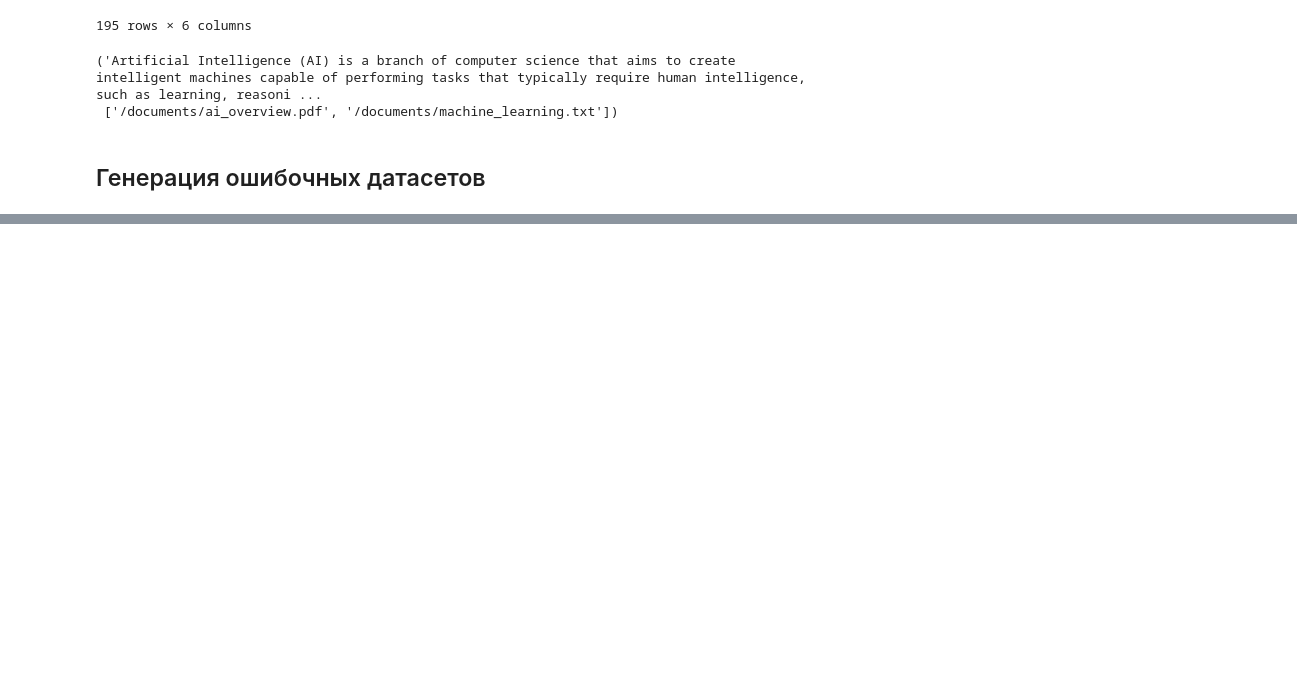
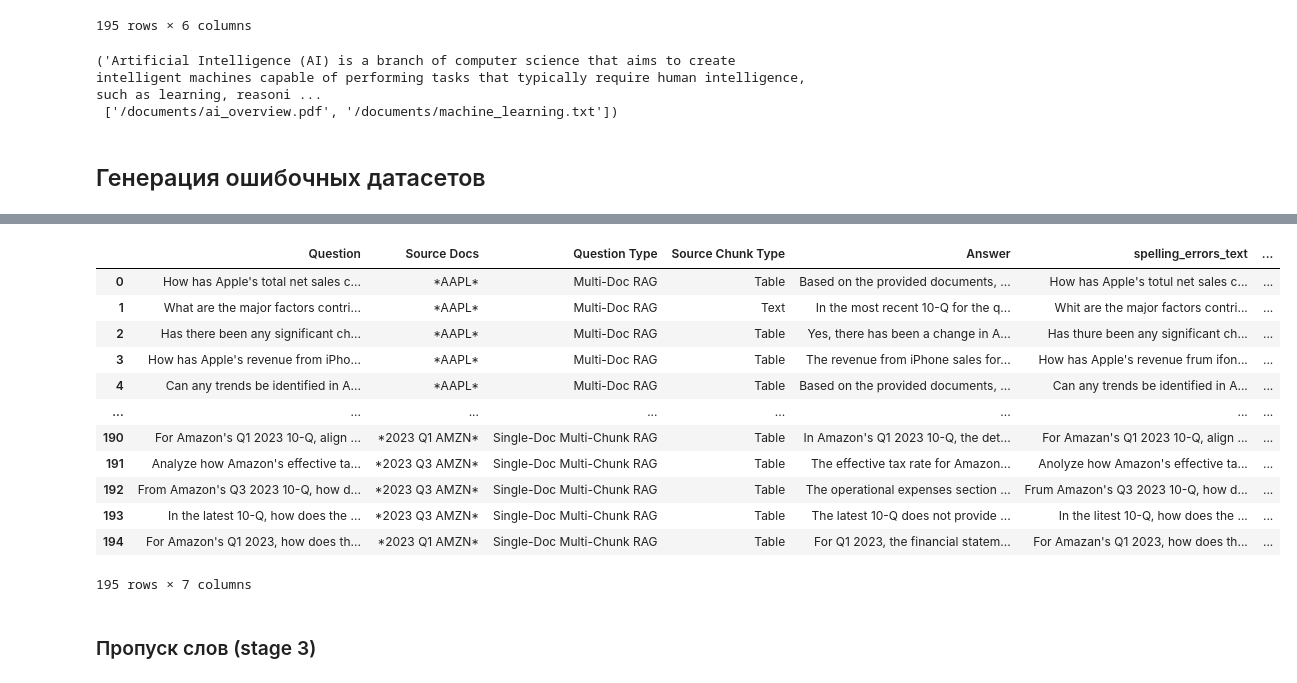
Before and after one commit to FW761/lightrag_test, a Jupyter notebook: lightrag.ipynb, the cells around one changed output, grey strips where cells are left out. Cells and saved outputs as stored; diff of their text form; code cells hidden in the pictures; blank space fills up the shorter version.

```diff
--- a/lightrag.ipynb
+++ b/lightrag.ipynb
@@ -113,2 +102,2 @@ if "GIGACHAT_SCOPE" not in os.environ:
 # %%
-df = pd.read_csv('./qna_data.csv')
+# df = pd.read_csv('./qna_data.csv')
@@ -189,0 +317,5 @@ SOURCE(S): 2022 Q3 AAPL.pdf, 2023 Q1 AAPL.pdf, 2023 Q2 AAPL.pdf, 2023 Q3 AAPL.pd
+# %%
+df["spelling_errors_text"] = [
+    corrupt_text(text, corruption_rate=0.4, seed=97)
+    for text in df["Question"]]
+df
@@ -189,0 +531,18 @@ SOURCE(S): 2022 Q3 AAPL.pdf, 2023 Q1 AAPL.pdf, 2023 Q2 AAPL.pdf, 2023 Q3 AAPL.pd
+# %%
+text = """
+Based on the provided documents, Apple's total net sales have changed over time as follows:
+
+- For the quarterly period ended June 25, 2022, the total net sales were $82,959 million.
+
+From these figures, it can be observed that there was an increase in total net sales.
+
+SOURCE(S): 2022 Q3 AAPL.pdf
+"""
+
+result = corrupt_text(
+        text,
+        corruption_rate=0.2,
+        seed=42
+    )
+
+print(result)
@@ -189,0 +557,21 @@ SOURCE(S): 2022 Q3 AAPL.pdf, 2023 Q1 AAPL.pdf, 2023 Q2 AAPL.pdf, 2023 Q3 AAPL.pd
+# %%
+df["keyboard_typos_text"] = [
+    corrupt_text(text, corruption_rate=0.2, seed=42)
+    for text in df["Question"]]
+df
+# %% [output]
+|  | Question | Source Docs | Question Type | Source Chunk Type | Answer | spelling_errors_text | ... |
+| 0 | How has Apple's total net sales c... | *AAPL* | Multi-Doc RAG | Table | Based on the provided documents, ... | How has Apple's totul net sales c... | ... |
+| 1 | What are the major factors contri... | *AAPL* | Multi-Doc RAG | Text | In the most recent 10-Q for the q... | Whit are the major factors contri... | ... |
+| 2 | Has there been any significant ch... | *AAPL* | Multi-Doc RAG | Table | Yes, there has been a change in A... | Has thure been any significant ch... | ... |
+| 3 | How has Apple's revenue from iPho... | *AAPL* | Multi-Doc RAG | Table | The revenue from iPhone sales for... | How has Apple's revenue frum ifon... | ... |
+| 4 | Can any trends be identified in A... | *AAPL* | Multi-Doc RAG | Table | Based on the provided documents, ... | Can any trends be identified in A... | ... |
+| ... | ... | ... | ... | ... | ... | ... | ... |
+| 190 | For Amazon's Q1 2023 10-Q, align ... | *2023 Q1 AMZN* | Single-Doc Multi-Chunk RAG | Table | In Amazon's Q1 2023 10-Q, the det... | For Amazan's Q1 2023 10-Q, align ... | ... |
+| 191 | Analyze how Amazon's effective ta... | *2023 Q3 AMZN* | Single-Doc Multi-Chunk RAG | Table | The effective tax rate for Amazon... | Anolyze how Amazon's effective ta... | ... |
+| 192 | From Amazon's Q3 2023 10-Q, how d... | *2023 Q3 AMZN* | Single-Doc Multi-Chunk RAG | Table | The operational expenses section ... | Frum Amazon's Q3 2023 10-Q, how d... | ... |
+| 193 | In the latest 10-Q, how does the ... | *2023 Q3 AMZN* | Single-Doc Multi-Chunk RAG | Table | The latest 10-Q does not provide ... | In the litest 10-Q, how does the ... | ... |
+| 194 | For Amazon's Q1 2023, how does th... | *2023 Q1 AMZN* | Single-Doc Multi-Chunk RAG | Table | For Q1 2023, the financial statem... | For Amazan's Q1 2023, how does th... | ... |
+195 rows × 7 columns
+# %% [markdown]
+### Пропуск слов  (stage 3)
```
Also changed, not shown: parts of 17 cells of this notebook, 4 other files.
